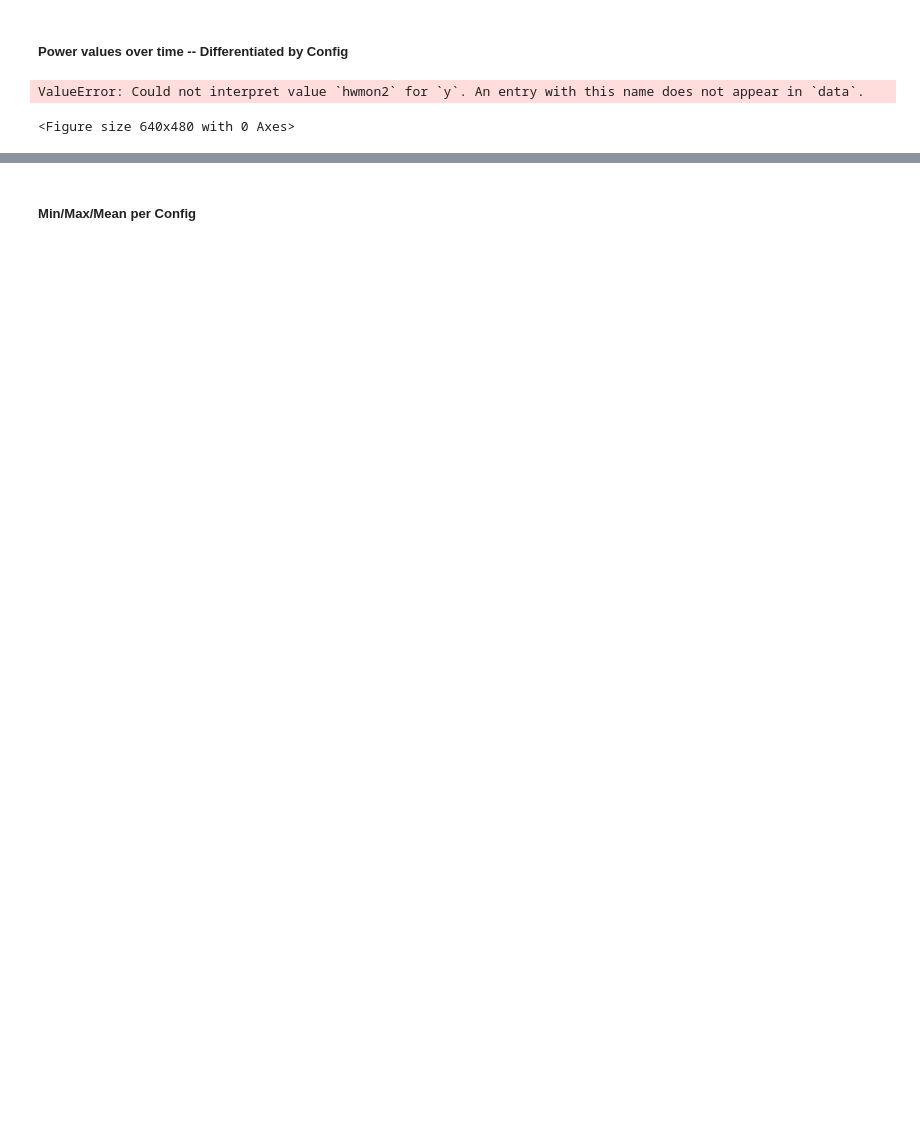
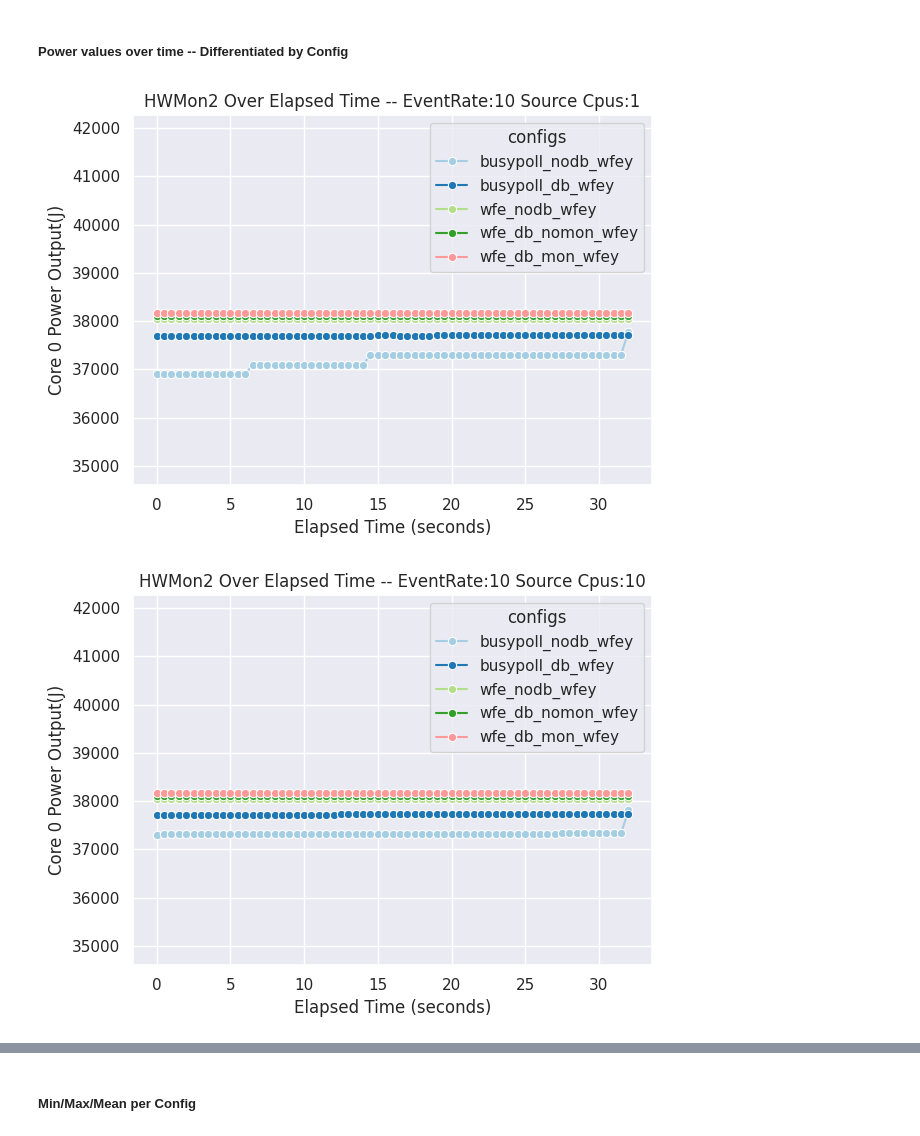
Before and after one commit to jappavoo/wfey, a Jupyter notebook: notebooks/wfey_sweep-wModule.ipynb, the cells around one changed output, grey strips where cells are left out. Cells and saved outputs as stored; diff of their text form; code cells hidden in the pictures; blank space fills up the shorter version.

```diff
--- a/notebooks/wfey_sweep-wModule.ipynb
+++ b/notebooks/wfey_sweep-wModule.ipynb
@@ -104,12 +131,12 @@ sns.heatmap(corr, annot=True, cmap='coolwarm', fmt='.2f')
 # %%
 #eventsubset=[10, 100]
 #eventsubset=[50000, 100000, 150000]
+eventsubset=[10, 100, 100000]
 #sourceCPUsubset=["1", "10", "50"]
 # %% [markdown]
 ##### Power values over time -- Differentiated by EventRate
 # %%
-df_used = return_df(bm_output_flat_raw)
-print(df_used)
+df_used = return_df(bm_energy_output_flat_raw) ## NOTE -- If it's over time, it doesnt make sense to not be raw
 
 config_set = None
 
@@ -119,7 +146,6 @@ for c in CONFIGS:
         config_set = df_used[ (df_used['configs'] == c) &
                                 (df_used['sourceCPUs'] == sc)]
 
-        print(config_set)
         sns.lineplot(
             data=config_set,
             x='time',
@@ -130,9 +156,9 @@ for c in CONFIGS:
             errorbar=None
         )
 
-        plt.title('HWMon2 Over Elapsed Time -- Config:'+c+' Source Cpus:'+sc)
+        plt.title('Core 0 Energy Over Elapsed Time -- Config:'+c+' Source Cpus:'+sc)
         plt.xlabel('Elapsed Time (seconds)')
-        plt.ylabel('Core 0 Power')
-        #plt.ylim(df_used['hwmon2_min'].min(),df_used['hwmon2_max'].max())
+        plt.ylabel('Core 0 Power(J)')
+        plt.ylim(df_used['energy1_input'].min(),df_used['energy1_input'].max())
         plt.tight_layout()
 # %% [output]
@@ -168,28 +178,28 @@ for c in CONFIGS:
 # %% [markdown]
 ##### Power values over time -- Differentiated by Config
 # %%
-df_used = return_df(bm_output_flat_raw)
+df_used = return_df(bm_energy_output_flat_raw)
 config_set = None
 
 for e in eventsubset:
     for sc in sourceCPUsubset:
         plt.figure()
         config_set = return_config_set(df_used, e, sc)
 
         sns.lineplot(
         data=config_set,
             x='time',
-            y='hwmon2',
+            y='energy1_input',
             hue='configs',
             marker='o',
             errorbar=None
         )
 
         plt.title('HWMon2 Over Elapsed Time -- EventRate:'+str(e)+' Source Cpus:'+sc)
         plt.xlabel('Elapsed Time (seconds)')
-        plt.ylabel('HWMon2 Power')
-        plt.ylim(df_used['hwmon2'].min(),df_used['hwmon2'].max())
+        plt.ylabel('Core 0 Power Output(J)')
+        plt.ylim(df_used['energy1_input'].min(),df_used['energy1_input'].max())
         plt.tight_layout()
 # %% [output]
-ValueError: Could not interpret value `hwmon2` for `y`. An entry with this name does not appear in `data`.
-<Figure size 640x480 with 0 Axes>
+[figure, added]
+[figure, added]
```
Also changed, not shown: parts of 14 cells of this notebook, 3 other files.
